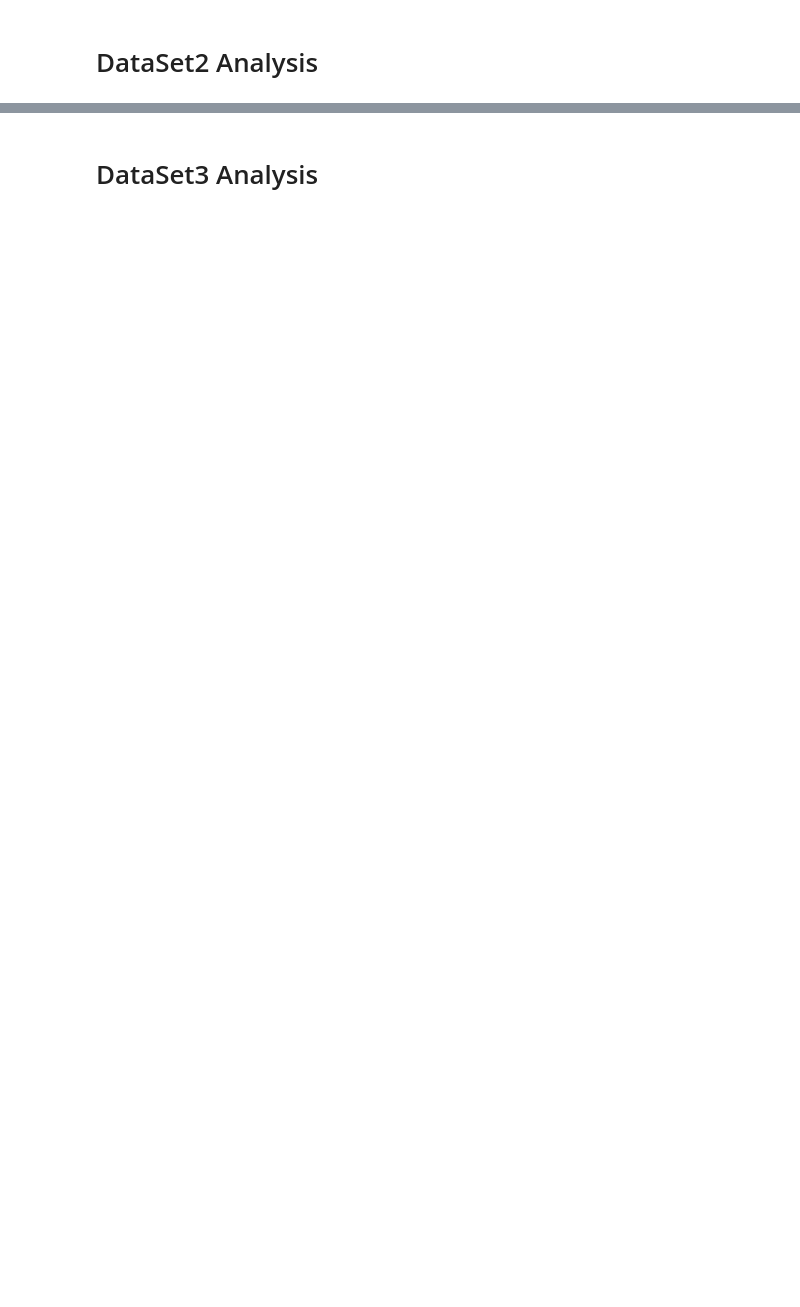
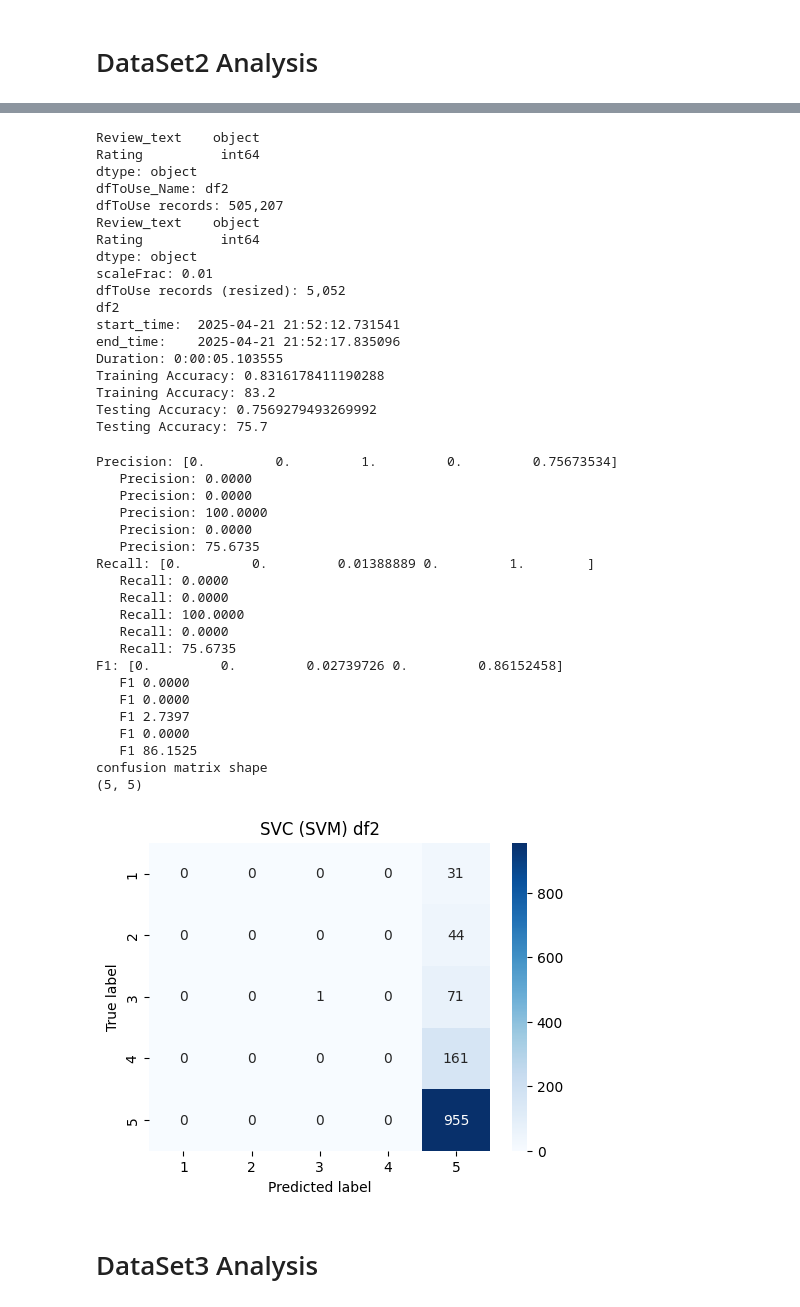
Before and after one commit to AldanaTA/Analysis_On_Super_Learner_For_Classification_Tasks, a Jupyter notebook: Analyze SVC (SVM Type).ipynb, the cells around one changed output, grey strips where cells are left out. Cells and saved outputs as stored; diff of their text form; code cells hidden in the pictures; blank space fills up the shorter version.

```diff
--- a/Analyze SVC (SVM Type).ipynb
+++ b/Analyze SVC (SVM Type).ipynb
@@ -488,2 +325,44 @@ Accuracy: 0.7684085510688836
+# %%
+predictor(df2, "df2", .01)
+# %% [output]
+Review_text    object
+Rating          int64
+dtype: object
+dfToUse_Name: df2
+dfToUse records: 505,207
+Review_text    object
+Rating          int64
+dtype: object
+scaleFrac: 0.01
+dfToUse records (resized): 5,052
+df2
+start_time:  2025-04-21 21:52:12.731541
+end_time:    2025-04-21 21:52:17.835096
+Duration: 0:00:05.103555
+Training Accuracy: 0.8316178411190288
+Training Accuracy: 83.2
+Testing Accuracy: 0.7569279493269992
+Testing Accuracy: 75.7
+Precision: [0.         0.         1.         0.         0.75673534]
+   Precision: 0.0000
+   Precision: 0.0000
+   Precision: 100.0000
+   Precision: 0.0000
+   Precision: 75.6735
+Recall: [0.         0.         0.01388889 0.         1.        ]
+   Recall: 0.0000
+   Recall: 0.0000
+   Recall: 100.0000
+   Recall: 0.0000
+   Recall: 75.6735
+F1: [0.         0.         0.02739726 0.         0.86152458]
+   F1 0.0000
+   F1 0.0000
+   F1 2.7397
+   F1 0.0000
+   F1 86.1525
+confusion matrix shape
+(5, 5)
+[figure, added]
 # %% [markdown]
 # DataSet3 Analysis
```
Also changed, not shown: parts of 9 cells of this notebook.
